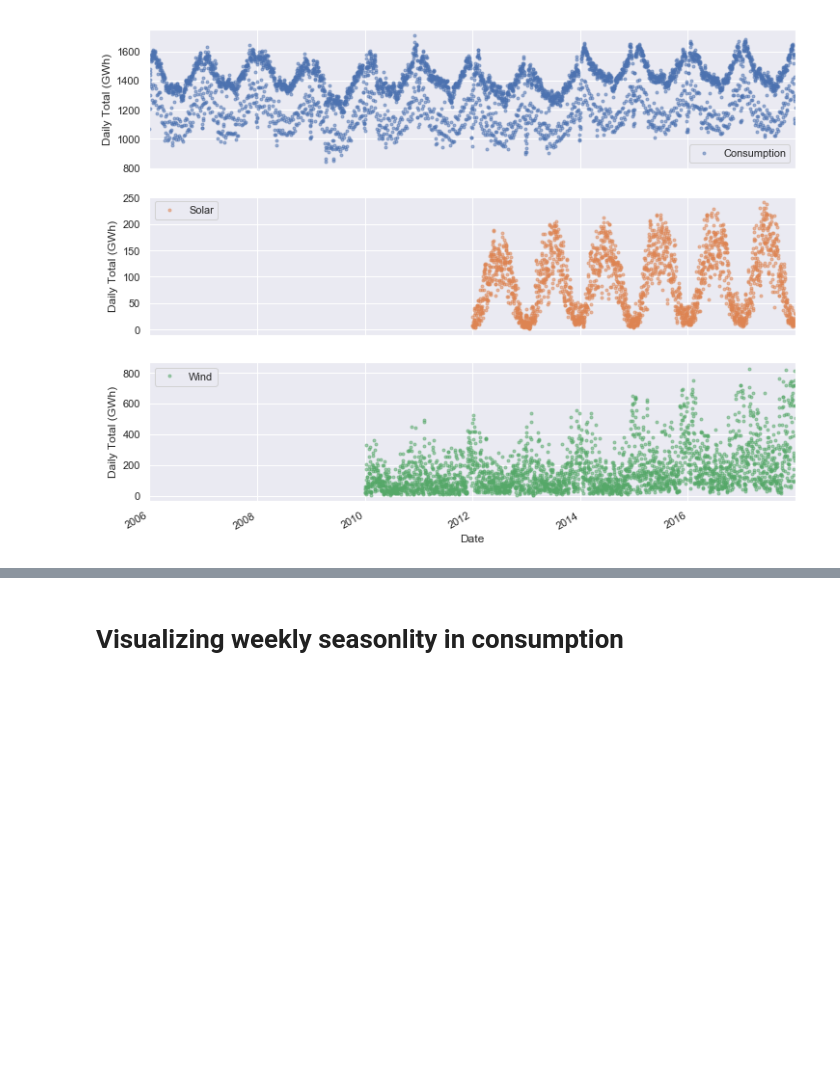
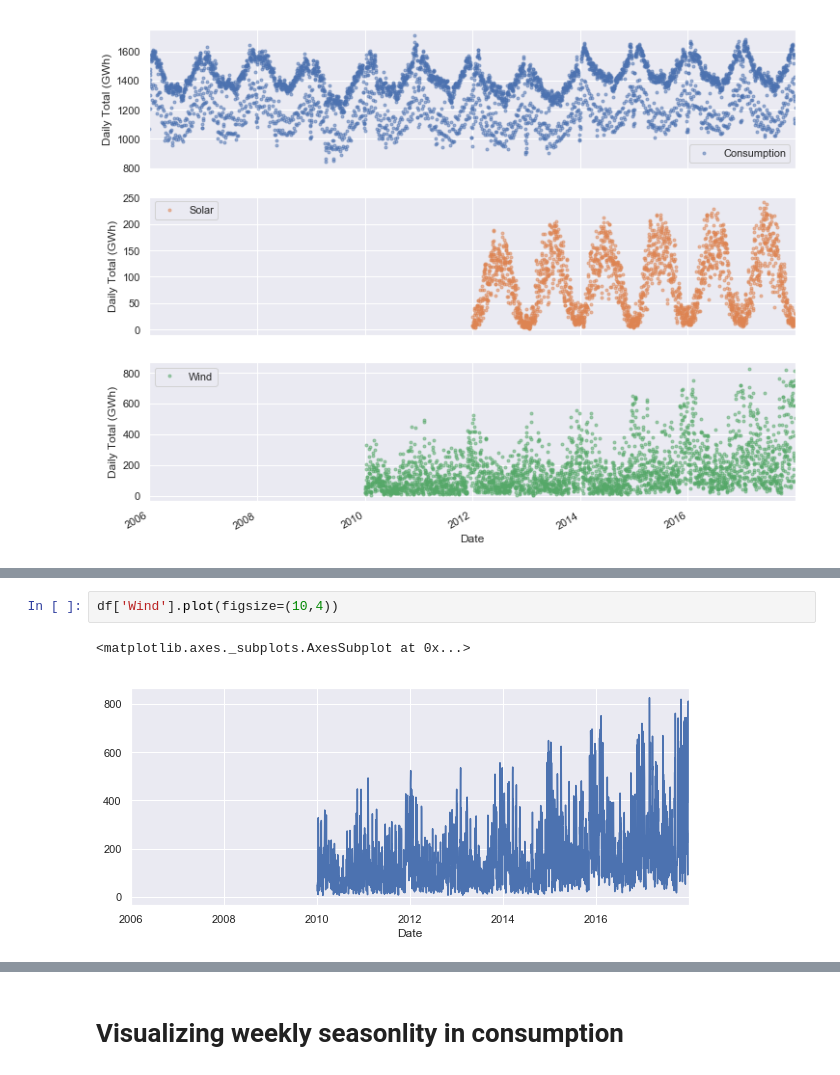
Before and after one commit to ObliviousCloud/Energy-Consumption-Analysis, a Jupyter notebook: time_series_energy_analysis.ipynb, the cells around one changed output, grey strips where cells are left out. Cells and saved outputs as stored; diff of their text form; blank space fills up the shorter version.

```diff
--- a/time_series_energy_analysis.ipynb
+++ b/time_series_energy_analysis.ipynb
@@ -145,0 +166,5 @@ for ax in axes:
+# %%
+df['Wind'].plot(figsize=(10,4))
+# %% [output]
+<matplotlib.axes._subplots.AxesSubplot at 0x...>
+[figure, added]
```
Also changed, not shown: parts of 23 cells of this notebook.
